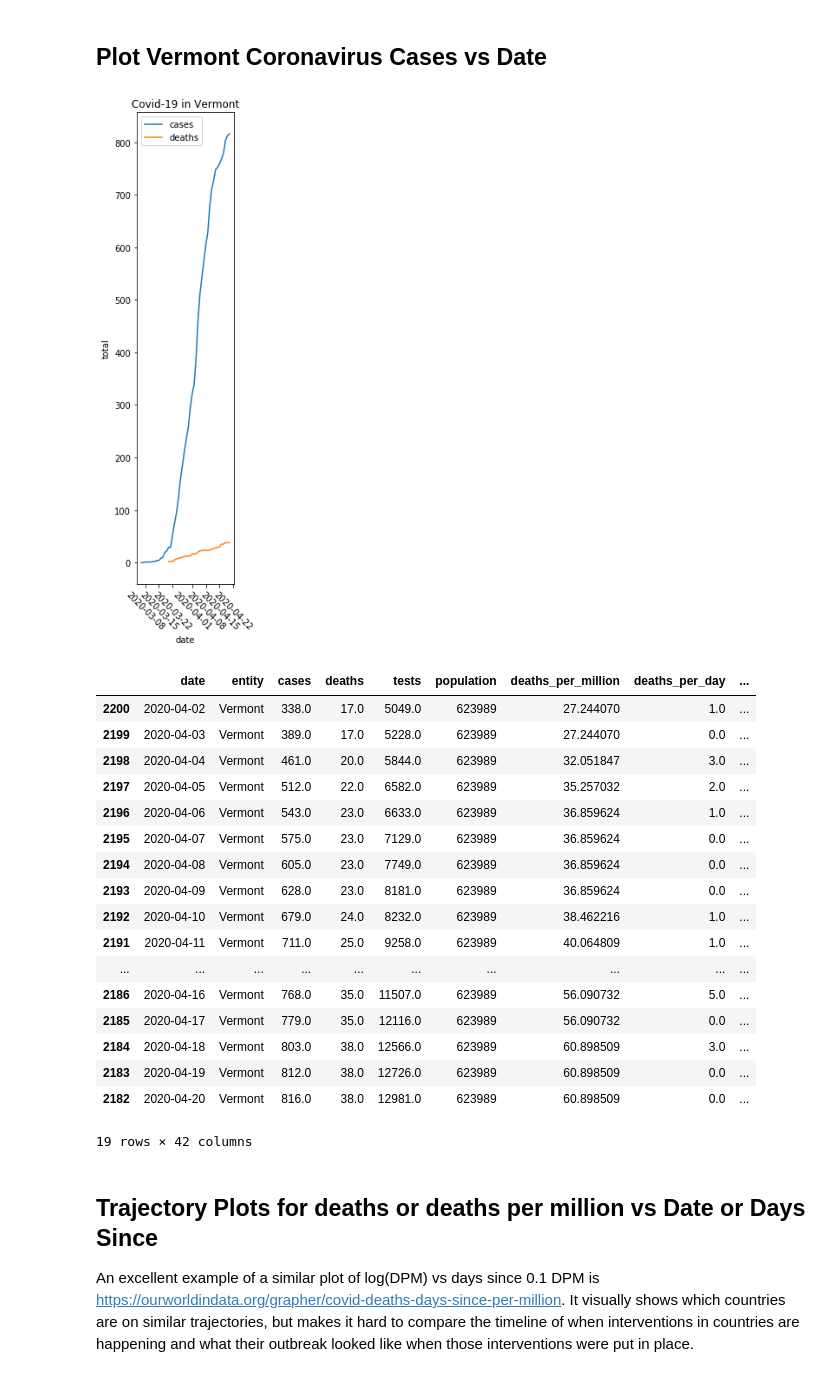
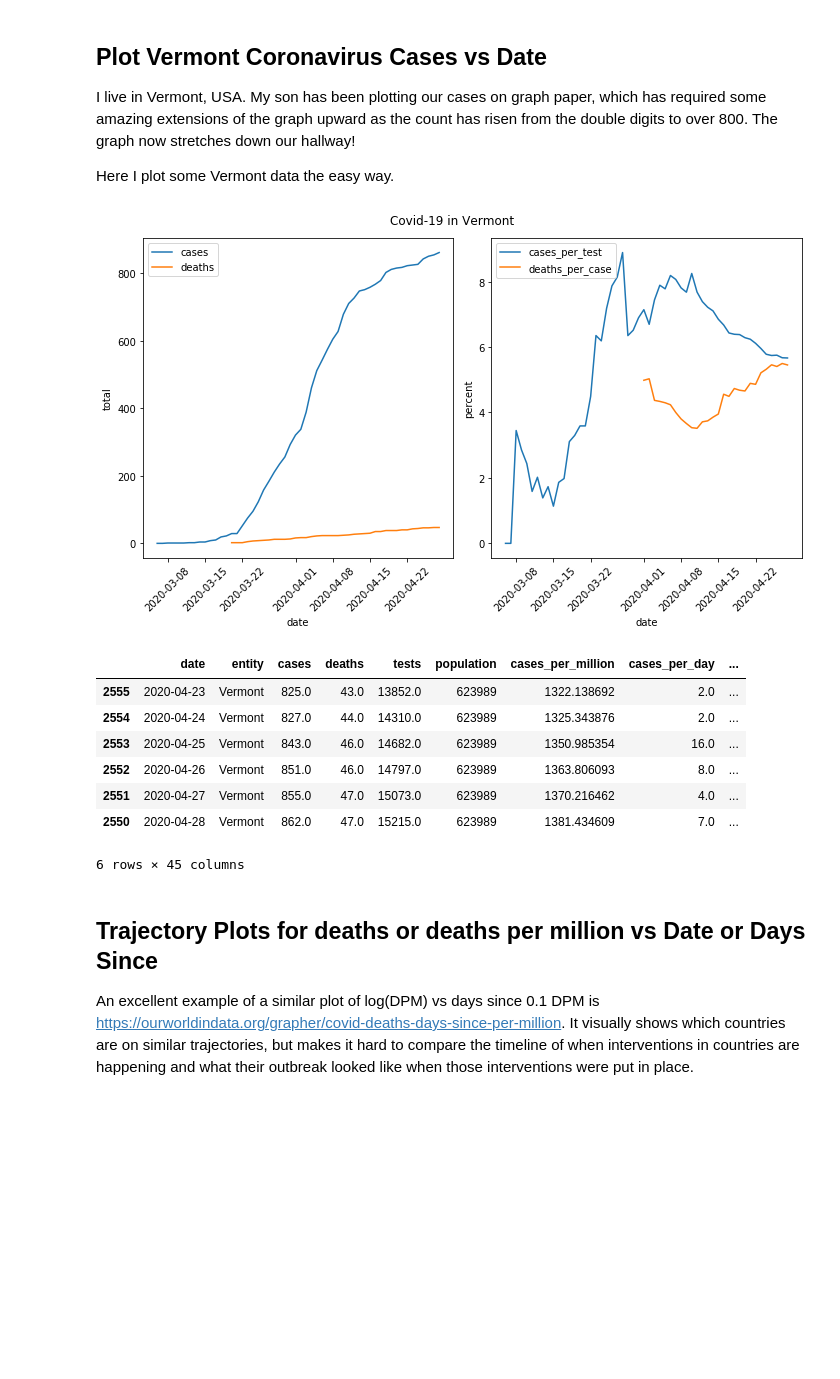
Before and after one commit to todddeluca/coronavirus, a Jupyter notebook: coronavirus_death_rate.ipynb, the cells around one changed output. Drawn from its saved outputs; the diff is of its cells as text; code cells hidden in the pictures; blank space fills up the shorter version.

```diff
--- a/coronavirus_death_rate.ipynb
+++ b/coronavirus_death_rate.ipynb
@@ -448,3 +50,3 @@ def map_owid_to_un_pop(mer=None):
 # %%
 # takes a minute
-states_df, countries_df, all_df = load_all(download=False)
+states_df, countries_df, all_df = load_all(download=True)
@@ -470,43 +83,52 @@ What overlap is there between countries and states?
-# %% [markdown]
-## Plot Vermont Coronavirus Cases vs Date
+# %% [markdown]
+## Plot Vermont Coronavirus Cases vs Date
+
+I live in Vermont, USA. My son has been plotting our cases on graph paper, which has required some amazing extensions of the graph upward as the count has risen from the double digits to over 800. The graph now stretches down our hallway!
+
+Here I plot some Vermont data the easy way.
 # %%
 # df = countries_df
 # entity = 'New Zealand'
 df = states_df
 entity = 'Vermont'
 df = df.loc[df['entity'] == entity, :]
-fig, ax = plt.subplots(figsize=(2,10))
+fig, axes = plt.subplots(1, 2, figsize=(10,6))
+# plot cases and deaths
+ax = axes[0]
 for var in ['cases', 'deaths']:
-    plt.plot(df['date'], df[var], label=var)
-#     plt.semilogy(df['date'], df[var], label=var)
+    ax.plot(df['date'], df[var], label=var)
 
-plt.xticks(rotation=-45)
-plt.ylabel('total')
-plt.xlabel('date')
-plt.title(f'Covid-19 in {entity}')
-plt.legend()
+ax.set_ylabel('total')
+# plot rates
+ax = axes[1]
+for var in ['cases_per_test', 'deaths_per_case']:
+    ax.plot(df['date'], df[var] * 100, label=var)
+
+ax.set_ylabel('percent')
+
+for i in range(2):
+    ax = axes[i]
+    ax.tick_params('x', labelrotation=45)
+    #     plt.xticks(rotation=-45)
+    ax.set_xlabel('date')
+    ax.legend()
+
+# ax.set_title(f'Covid-19 in {entity}')
+fig.suptitle(f'Covid-19 in {entity}')
+plt.tight_layout(rect=(0, 0, 1, .95))
 plt.show()
-df.loc[df['date'] > pd.to_datetime('2020-04-01')]
+seven_days_ago = pd.to_datetime(datetime.date.today()) - datetime.timedelta(days=7)
+df.loc[df['date'] > seven_days_ago] # pd.to_datetime('2020-04-15')]
 # %% [output]
-[figure, old version]
+[figure, new version]
-|  | date | entity | cases | deaths | tests | population | deaths_per_million | deaths_per_day | ... |
-| 2200 | 2020-04-02 | Vermont | 338.0 | 17.0 | 5049.0 | 623989 | 27.244070 | 1.0 | ... |
-| 2199 | 2020-04-03 | Vermont | 389.0 | 17.0 | 5228.0 | 623989 | 27.244070 | 0.0 | ... |
-| 2198 | 2020-04-04 | Vermont | 461.0 | 20.0 | 5844.0 | 623989 | 32.051847 | 3.0 | ... |
-| 2197 | 2020-04-05 | Vermont | 512.0 | 22.0 | 6582.0 | 623989 | 35.257032 | 2.0 | ... |
-| 2196 | 2020-04-06 | Vermont | 543.0 | 23.0 | 6633.0 | 623989 | 36.859624 | 1.0 | ... |
-| 2195 | 2020-04-07 | Vermont | 575.0 | 23.0 | 7129.0 | 623989 | 36.859624 | 0.0 | ... |
-| 2194 | 2020-04-08 | Vermont | 605.0 | 23.0 | 7749.0 | 623989 | 36.859624 | 0.0 | ... |
-| 2193 | 2020-04-09 | Vermont | 628.0 | 23.0 | 8181.0 | 623989 | 36.859624 | 0.0 | ... |
-| 2192 | 2020-04-10 | Vermont | 679.0 | 24.0 | 8232.0 | 623989 | 38.462216 | 1.0 | ... |
-| 2191 | 2020-04-11 | Vermont | 711.0 | 25.0 | 9258.0 | 623989 | 40.064809 | 1.0 | ... |
-| ... | ... | ... | ... | ... | ... | ... | ... | ... | ... |
-| 2186 | 2020-04-16 | Vermont | 768.0 | 35.0 | 11507.0 | 623989 | 56.090732 | 5.0 | ... |
-| 2185 | 2020-04-17 | Vermont | 779.0 | 35.0 | 12116.0 | 623989 | 56.090732 | 0.0 | ... |
-| 2184 | 2020-04-18 | Vermont | 803.0 | 38.0 | 12566.0 | 623989 | 60.898509 | 3.0 | ... |
-| 2183 | 2020-04-19 | Vermont | 812.0 | 38.0 | 12726.0 | 623989 | 60.898509 | 0.0 | ... |
-| 2182 | 2020-04-20 | Vermont | 816.0 | 38.0 | 12981.0 | 623989 | 60.898509 | 0.0 | ... |
+|  | date | entity | cases | deaths | tests | population | cases_per_million | cases_per_day | ... |
+| 2555 | 2020-04-23 | Vermont | 825.0 | 43.0 | 13852.0 | 623989 | 1322.138692 | 2.0 | ... |
+| 2554 | 2020-04-24 | Vermont | 827.0 | 44.0 | 14310.0 | 623989 | 1325.343876 | 2.0 | ... |
+| 2553 | 2020-04-25 | Vermont | 843.0 | 46.0 | 14682.0 | 623989 | 1350.985354 | 16.0 | ... |
+| 2552 | 2020-04-26 | Vermont | 851.0 | 46.0 | 14797.0 | 623989 | 1363.806093 | 8.0 | ... |
+| 2551 | 2020-04-27 | Vermont | 855.0 | 47.0 | 15073.0 | 623989 | 1370.216462 | 4.0 | ... |
+| 2550 | 2020-04-28 | Vermont | 862.0 | 47.0 | 15215.0 | 623989 | 1381.434609 | 7.0 | ... |
-19 rows × 42 columns
+6 rows × 45 columns
 # %% [markdown]
 ## Trajectory Plots for deaths or deaths per million vs Date or Days Since
 
```
Also changed, not shown: parts of 25 cells of this notebook, 11 other files.
